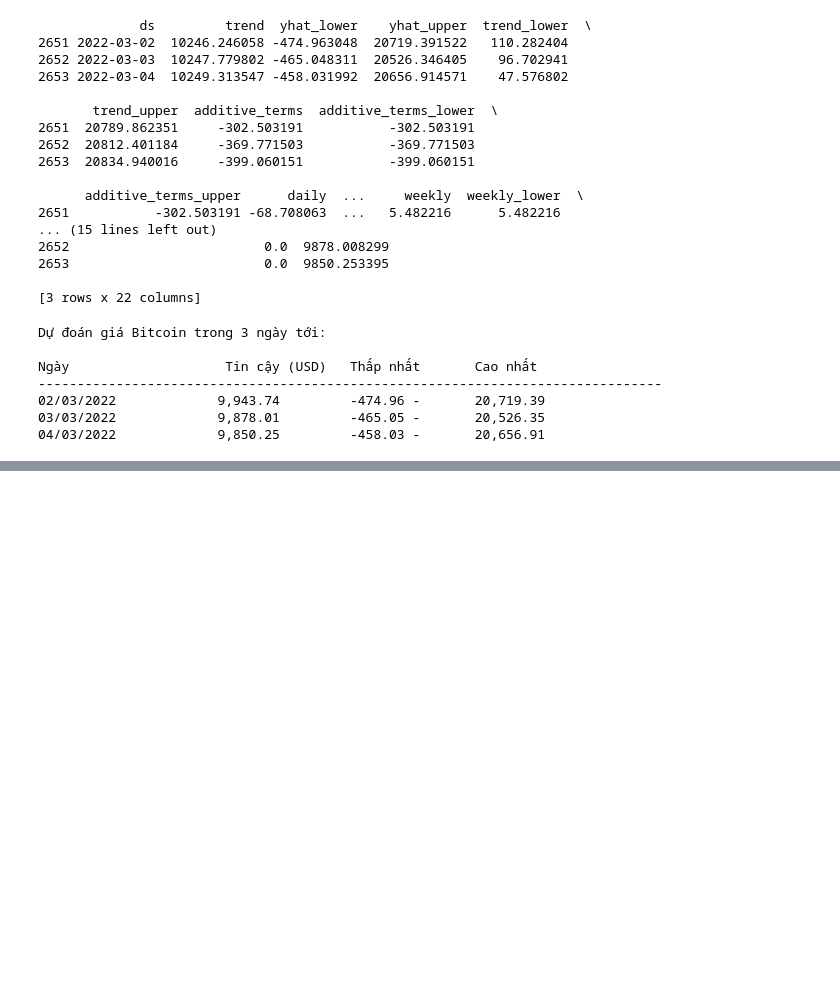
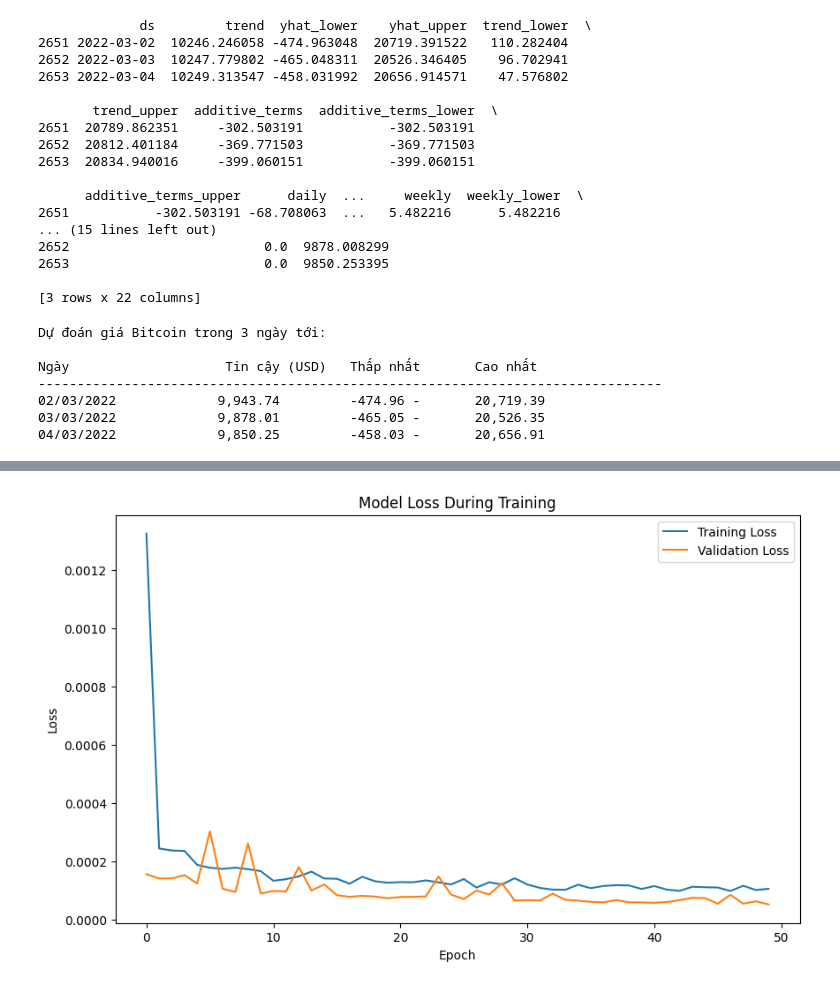
Before and after one commit to TrinhThanhPhong/BTC-data-analysis-and-prediction, a Jupyter notebook: main.ipynb, the cells around one changed output, grey strips where cells are left out. Saved outputs shown, nothing was run; the diff lists cells and outputs as text; code cells hidden in the pictures; blank space fills up the shorter version.

```diff
--- a/main.ipynb
+++ b/main.ipynb
@@ -220,0 +232,27 @@ Ngày                    Tin cậy (USD)   Thấp nhất       Cao nhất
+# %%
+def create_sequences(data, seq_length):
+    X, y = [], []
+    for i in range(len(data) - seq_length):
+        X.append(data[i:(i + seq_length)])
+        y.append(data[i + seq_length])
+    return np.array(X), np.array(y)
+
+scaler = MinMaxScaler()
+scaled_data = scaler.fit_transform(df[['Giá đóng']].values)
+
+sequence_length = 60
+X, y = create_sequences(scaled_data, sequence_length)
+
+train_size = int(len(X) * 0.8)
+X_train, X_test = X[:train_size], X[train_size:]
+y_train, y_test = y[:train_size], y[train_size:]
+# %%
+model = Sequential([
+    LSTM(50, activation='relu', input_shape=(sequence_length, 1), return_sequences=True),
+    Dropout(0.2),
+    LSTM(50, activation='relu'),
+    Dropout(0.2),
+    Dense(1)
+])
+
+model.compile(optimizer=Adam(learning_rate=0.001), loss='mse')
@@ -220,0 +333,11 @@ Ngày                    Tin cậy (USD)   Thấp nhất       Cao nhất
+# %%
+plt.figure(figsize=(10, 6))
+plt.plot(history.history['loss'], label='Training Loss')
+plt.plot(history.history['val_loss'], label='Validation Loss')
+plt.title('Model Loss During Training')
+plt.xlabel('Epoch')
+plt.ylabel('Loss')
+plt.legend()
+plt.show()
+# %% [output]
+[figure, added]
```
Also changed, not shown: parts of 8 cells of this notebook, 1 other file.
